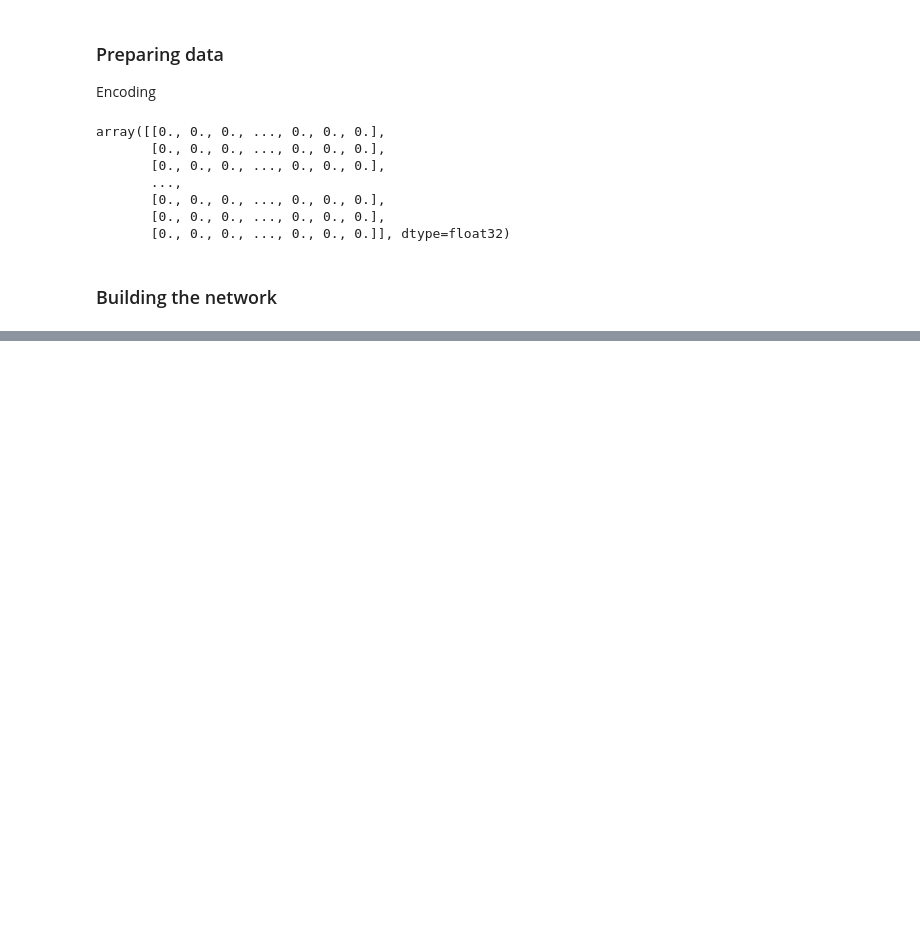
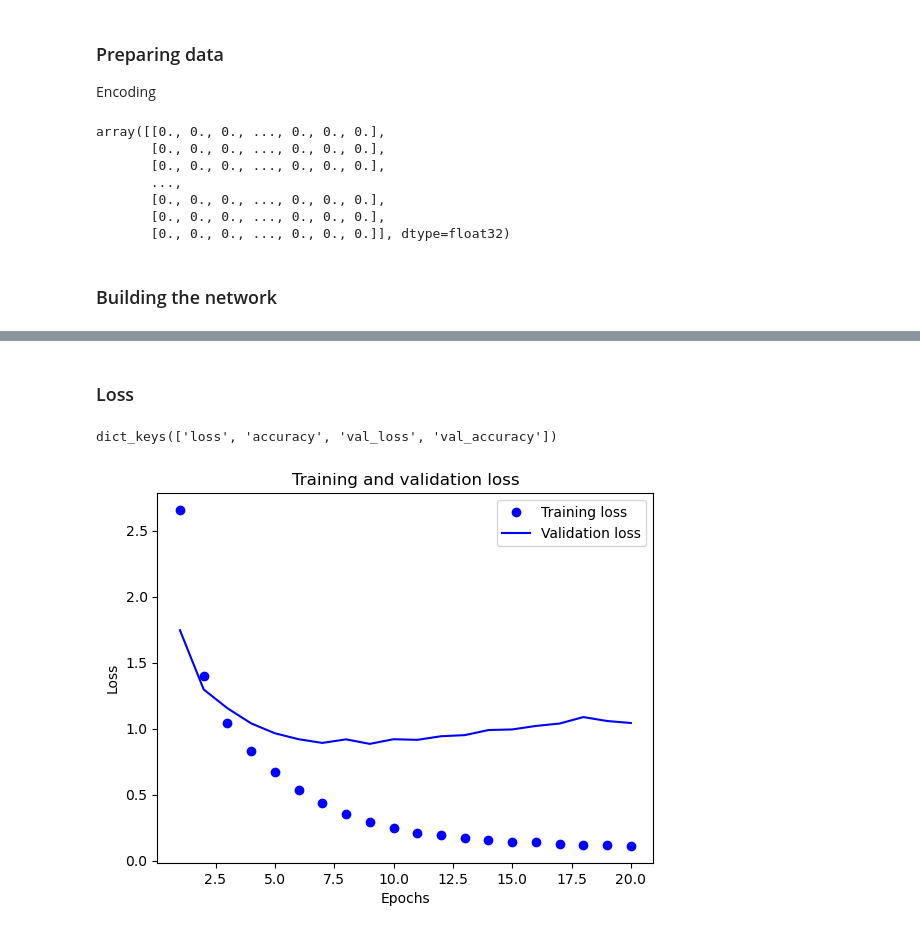
Before and after one commit to andrews/notebooks, a Jupyter notebook: reuters_multiclass.ipynb, the cells around one changed output, grey strips where cells are left out. Saved outputs shown, nothing was run; the diff lists cells and outputs as text; code cells hidden in the pictures; blank space fills up the shorter version.

```diff
--- a/reuters_multiclass.ipynb
+++ b/reuters_multiclass.ipynb
@@ -106,0 +108,12 @@ array([[0., 0., 0., ..., 0., 0., 0.],
+# %%
+model = models.Sequential() # building sequentially vs functional API
+
+model.add(Dense(64, activation='relu', input_shape=(10000,)))
+model.add(Dense(64, activation='relu'))
+model.add(Dense(46, activation='softmax')) # number of classes. 46-dim output. add to 1. Outputs a probability distribution
+# %%
+model.compile(
+    optimizer='rmsprop',
+    loss='categorical_crossentropy',
+    metrics=['accuracy']
+)
@@ -106,0 +122,6 @@ array([[0., 0., 0., ..., 0., 0., 0.],
+# %%
+x_val = x_train[:1000]
+partial_x_train = x_train[1000:]
+
+y_val = one_hot_train_labels[:1000]
+partial_y_train = one_hot_train_labels[1000:]
@@ -106,0 +134,8 @@ array([[0., 0., 0., ..., 0., 0., 0.],
+# %%
+history = model.fit(
+    partial_x_train,
+    partial_y_train,
+    epochs=20,
+    batch_size=512,
+    validation_data=(x_val, y_val)
+)
@@ -106,0 +160,2 @@ array([[0., 0., 0., ..., 0., 0., 0.],
+# %% [markdown]
+### Loss
@@ -106,0 +164,20 @@ array([[0., 0., 0., ..., 0., 0., 0.],
+# %%
+history.history.keys()
+# %% [output]
+dict_keys(['loss', 'accuracy', 'val_loss', 'val_accuracy'])
+# %%
+loss = history.history['loss']
+val_loss = history.history['val_loss']
+
+epochs = range(1, len(loss) + 1)
+
+plt.plot(epochs, loss, 'bo', label='Training loss')
+plt.plot(epochs, val_loss, 'b', label='Validation loss')
+plt.title('Training and validation loss')
+plt.xlabel('Epochs')
+plt.ylabel('Loss')
+plt.legend()
+
+plt.show()
+# %% [output]
+[figure, added]
```
Also changed, not shown: parts of 28 cells of this notebook.
